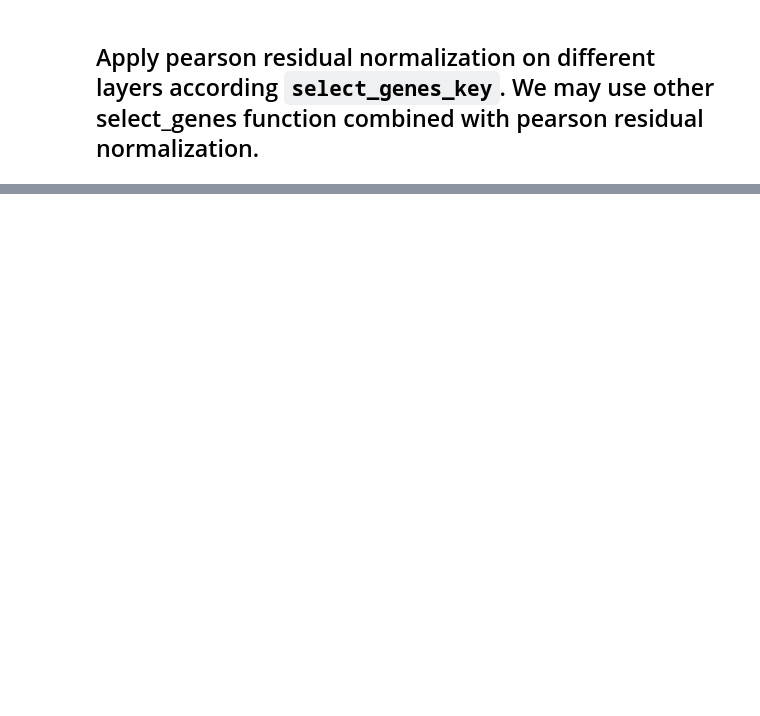
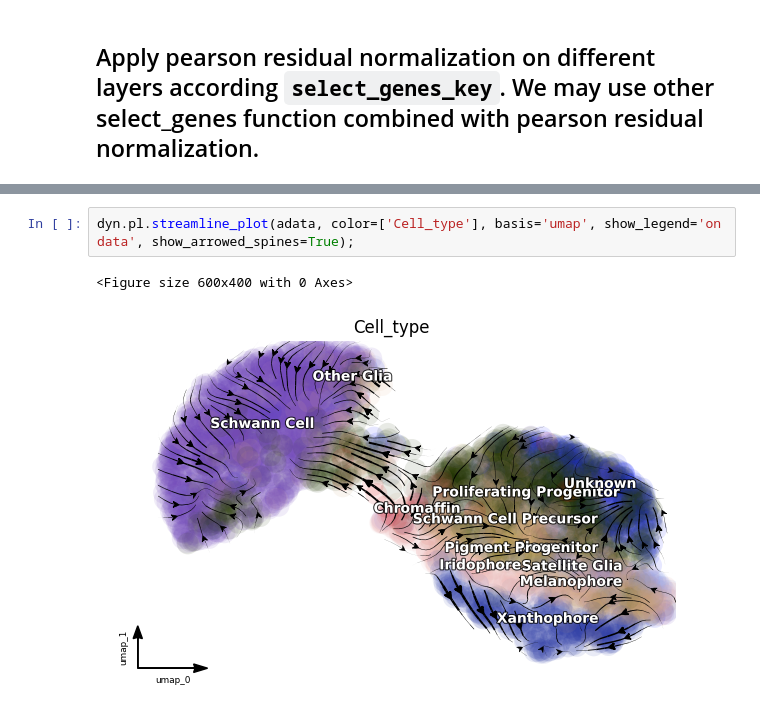
Before and after one commit to aristoteleo/dynamo-notebooks, a Jupyter notebook: normalization/preprocessor-pearson-residual-visualization.ipynb, the cells around one changed output, grey strips where cells are left out. Cells and saved outputs as stored; diff of their text form; blank space fills up the shorter version.

```diff
--- a/normalization/preprocessor-pearson-residual-visualization.ipynb
+++ b/normalization/preprocessor-pearson-residual-visualization.ipynb
@@ -52,0 +130,5 @@ preprocessor.preprocess_adata(adata)
+# %%
+dyn.pl.streamline_plot(adata, color=['Cell_type'], basis='umap', show_legend='on data', show_arrowed_spines=True);
+# %% [output]
+<Figure size 600x400 with 0 Axes>
+[figure, added]
```
Also changed, not shown: parts of 14 cells of this notebook, 3 other files.
